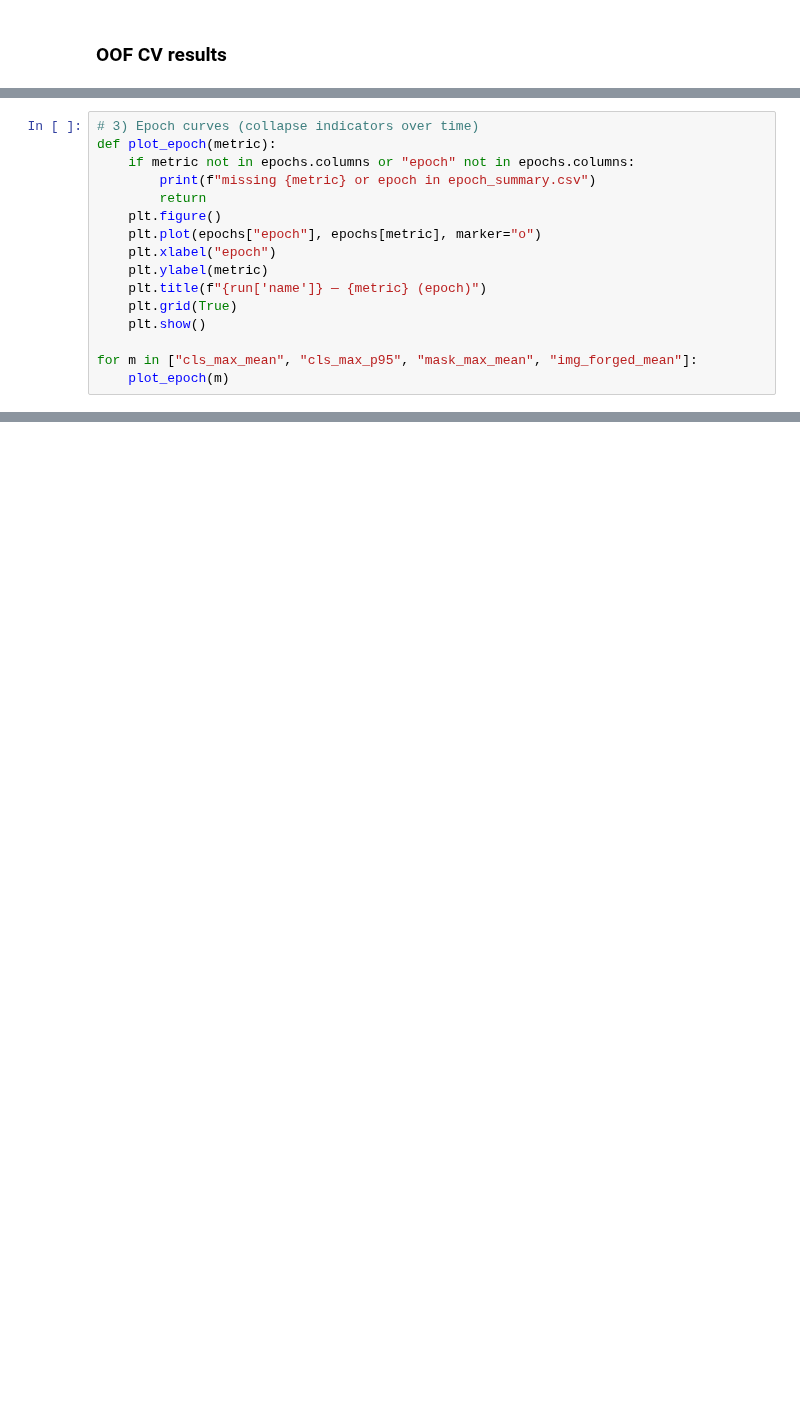
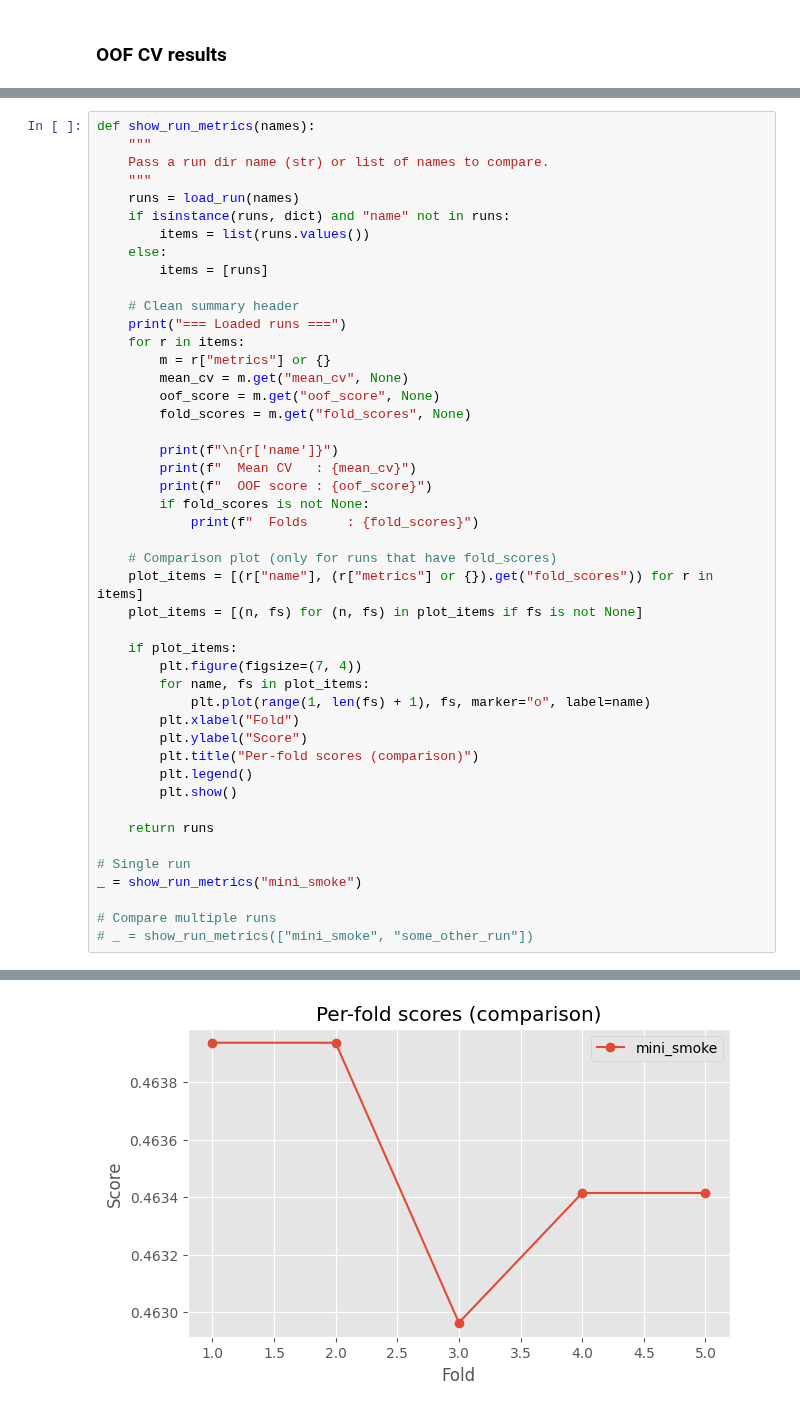
Before and after one commit to piiop/RecodAI_LUC, a Jupyter notebook: notebooks/cv_analysis.ipynb, the cells around one changed output, grey strips where cells are left out. Drawn from its saved outputs; the diff is of its cells as text; blank space fills up the shorter version.

```diff
--- a/notebooks/cv_analysis.ipynb
+++ b/notebooks/cv_analysis.ipynb
@@ -847,16 +49,0 @@ for m in ["loss_total", "loss_mask_cls", "loss_auth_penalty"]:
-# %%
-# 3) Epoch curves (collapse indicators over time)
-def plot_epoch(metric):
-    if metric not in epochs.columns or "epoch" not in epochs.columns:
-        print(f"missing {metric} or epoch in epoch_summary.csv")
-        return
-    plt.figure()
-    plt.plot(epochs["epoch"], epochs[metric], marker="o")
-    plt.xlabel("epoch")
-    plt.ylabel(metric)
-    plt.title(f"{run['name']} — {metric} (epoch)")
-    plt.grid(True)
-    plt.show()
-
-for m in ["cls_max_mean", "cls_max_p95", "mask_max_mean", "img_forged_mean"]:
-    plot_epoch(m)
@@ -982,0 +111,47 @@ min/median/mean/p95/max: 7.8839985e-05 0.5388887 0.5251457 0.99758375 0.9999254
+# %%
+def show_run_metrics(names):
+    """
+    Pass a run dir name (str) or list of names to compare.
+    """
+    runs = load_run(names)
+    if isinstance(runs, dict) and "name" not in runs:
+        items = list(runs.values())
+    else:
+        items = [runs]
+
+    # Clean summary header
+    print("=== Loaded runs ===")
+    for r in items:
+        m = r["metrics"] or {}
+        mean_cv = m.get("mean_cv", None)
+        oof_score = m.get("oof_score", None)
+        fold_scores = m.get("fold_scores", None)
+
+        print(f"\n{r['name']}")
+        print(f"  Mean CV   : {mean_cv}")
+        print(f"  OOF score : {oof_score}")
+        if fold_scores is not None:
+            print(f"  Folds     : {fold_scores}")
+
+    # Comparison plot (only for runs that have fold_scores)
+    plot_items = [(r["name"], (r["metrics"] or {}).get("fold_scores")) for r in items]
+    plot_items = [(n, fs) for (n, fs) in plot_items if fs is not None]
+
+    if plot_items:
+        plt.figure(figsize=(7, 4))
+        for name, fs in plot_items:
+            plt.plot(range(1, len(fs) + 1), fs, marker="o", label=name)
+        plt.xlabel("Fold")
+        plt.ylabel("Score")
+        plt.title("Per-fold scores (comparison)")
+        plt.legend()
+        plt.show()
+
+    return runs
+
+# Single run
+_ = show_run_metrics("mini_smoke")
+
+# Compare multiple runs
+# _ = show_run_metrics(["mini_smoke", "some_other_run"])
+# %% [output]
@@ -982,0 +164 @@ min/median/mean/p95/max: 7.8839985e-05 0.5388887 0.5251457 0.99758375 0.9999254
+[figure, added]
```
Also changed, not shown: parts of 39 cells of this notebook, 7 other files.
